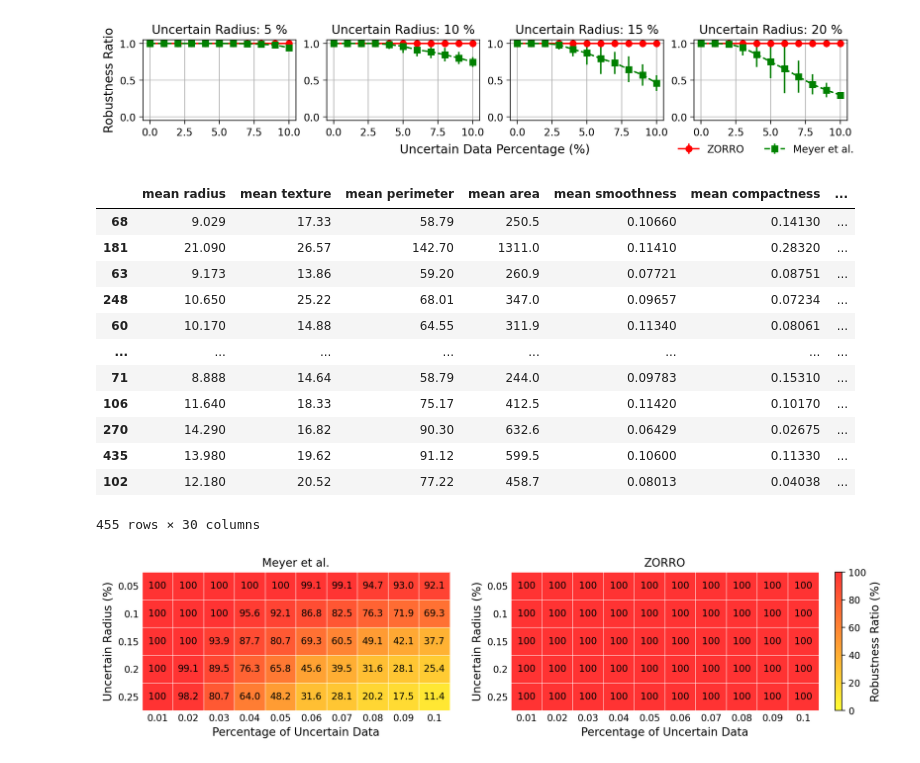
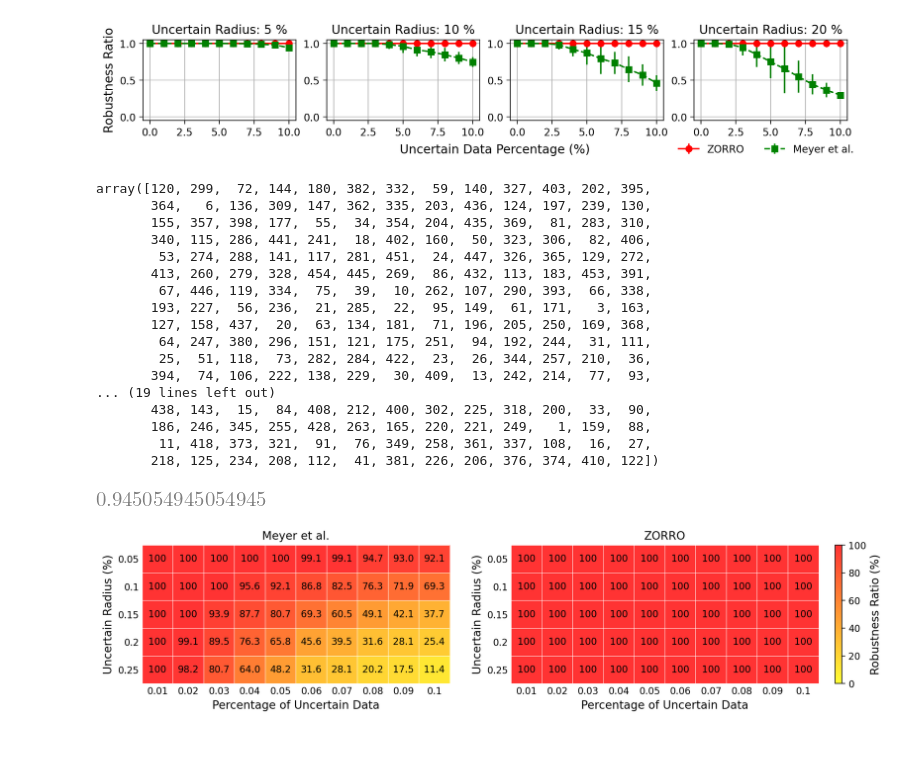
Before and after one commit to rx-72/Data-Augmentation-Project, a Jupyter notebook: Error Testing Notebooks/Robustness and Specific Error Injection Test on Breast Cancer Data.ipynb, the cells around one changed output. Cells and saved outputs as stored; diff of their text form; code cells hidden in the pictures.

```diff
--- a/Error Testing Notebooks/Robustness and Specific Error Injection Test on Breast Cancer Data.ipynb
+++ b/Error Testing Notebooks/Robustness and Specific Error Injection Test on Breast Cancer Data.ipynb
@@ -428,21 +428,29 @@ log_reg.fit(X_train, y_train)
 
 probs = log_reg.predict_proba(X_train)[:, 1]  # Probab for the positive class
 boundary_indices = np.argsort(np.abs(probs - 0.5))
-X_train
+boundary_indices
 # %% [output]
-|  | mean radius | mean texture | mean perimeter | mean area | mean smoothness | mean compactness | ... |
-| 68 | 9.029 | 17.33 | 58.79 | 250.5 | 0.10660 | 0.14130 | ... |
-| 181 | 21.090 | 26.57 | 142.70 | 1311.0 | 0.11410 | 0.28320 | ... |
-| 63 | 9.173 | 13.86 | 59.20 | 260.9 | 0.07721 | 0.08751 | ... |
-| 248 | 10.650 | 25.22 | 68.01 | 347.0 | 0.09657 | 0.07234 | ... |
-| 60 | 10.170 | 14.88 | 64.55 | 311.9 | 0.11340 | 0.08061 | ... |
-| ... | ... | ... | ... | ... | ... | ... | ... |
-| 71 | 8.888 | 14.64 | 58.79 | 244.0 | 0.09783 | 0.15310 | ... |
-| 106 | 11.640 | 18.33 | 75.17 | 412.5 | 0.11420 | 0.10170 | ... |
-| 270 | 14.290 | 16.82 | 90.30 | 632.6 | 0.06429 | 0.02675 | ... |
-| 435 | 13.980 | 19.62 | 91.12 | 599.5 | 0.10600 | 0.11330 | ... |
-| 102 | 12.180 | 20.52 | 77.22 | 458.7 | 0.08013 | 0.04038 | ... |
-455 rows × 30 columns
+array([120, 299,  72, 144, 180, 382, 332,  59, 140, 327, 403, 202, 395,
+       364,   6, 136, 309, 147, 362, 335, 203, 436, 124, 197, 239, 130,
+       155, 357, 398, 177,  55,  34, 354, 204, 435, 369,  81, 283, 310,
+       340, 115, 286, 441, 241,  18, 402, 160,  50, 323, 306,  82, 406,
+        53, 274, 288, 141, 117, 281, 451,  24, 447, 326, 365, 129, 272,
+       413, 260, 279, 328, 454, 445, 269,  86, 432, 113, 183, 453, 391,
+        67, 446, 119, 334,  75,  39,  10, 262, 107, 290, 393,  66, 338,
+       193, 227,  56, 236,  21, 285,  22,  95, 149,  61, 171,   3, 163,
+       127, 158, 437,  20,  63, 134, 181,  71, 196, 205, 250, 169, 368,
+        64, 247, 380, 296, 151, 121, 175, 251,  94, 192, 244,  31, 111,
+        25,  51, 118,  73, 282, 284, 422,  23,  26, 344, 257, 210,  36,
+       394,  74, 106, 222, 138, 229,  30, 409,  13, 242, 214,  77,  93,
+... (19 lines left out)
+       438, 143,  15,  84, 408, 212, 400, 302, 225, 318, 200,  33,  90,
+       186, 246, 345, 255, 428, 263, 165, 220, 221, 249,   1, 159,  88,
+        11, 418, 373, 321,  91,  76, 349, 258, 361, 337, 108,  16,  27,
+       218, 125, 234, 208, 112,  41, 381, 226, 206, 376, 374, 410, 122])
+# %%
+sum(predictions == y_train.to_numpy())/len(predictions)
+# %% [output]
+[figure, added]
 # %%
 def inject_sensitive_ranges(X, y, uncertain_attr, uncertain_num, uncertain_radius_pct=None,
                   uncertain_radius=None, seed=42):
```
Also changed, not shown: parts of 7 cells of this notebook.
